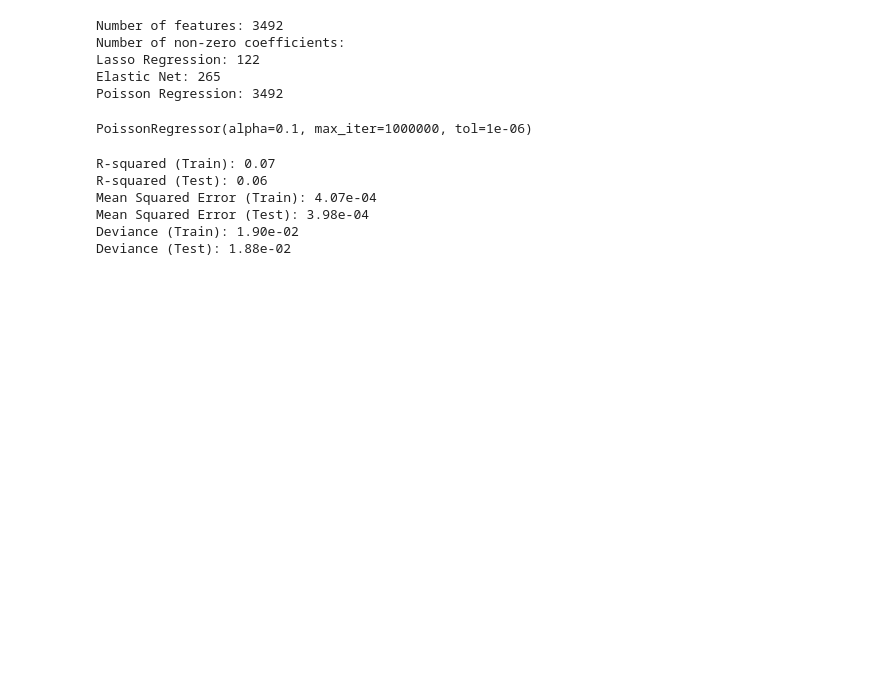
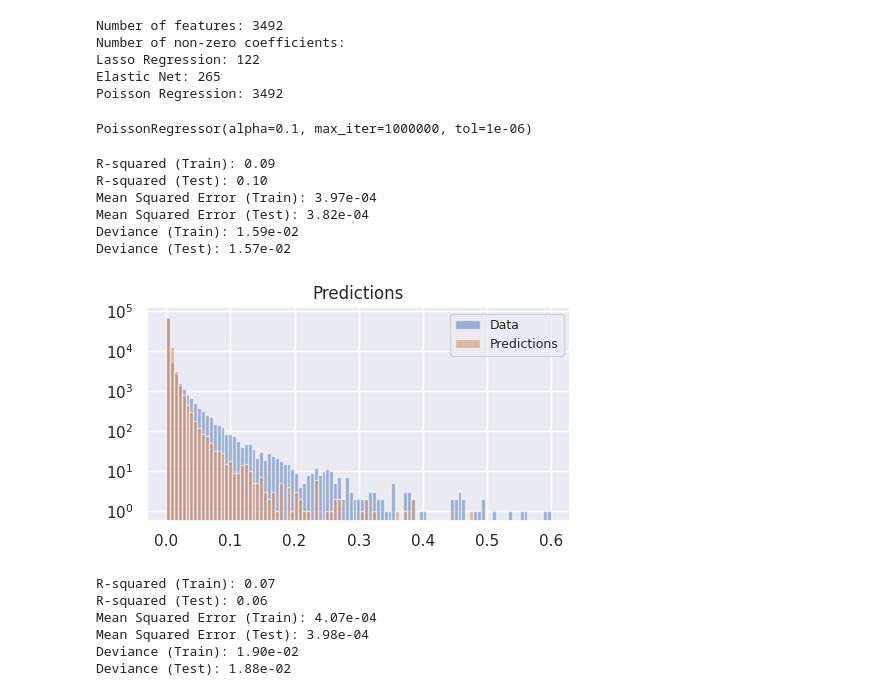
Before and after one commit to GeNeHetX/MALDI-balanced, a Jupyter notebook: linear_regression_poisson.ipynb, the cells around one changed output. Drawn from its saved outputs; the diff is of its cells as text; code cells hidden in the pictures; blank space fills up the shorter version.

```diff
--- a/linear_regression_poisson.ipynb
+++ b/linear_regression_poisson.ipynb
@@ -165,9 +217,57 @@ X_test_lasso = X_test[:, model_lasso.coef_ != 0]
 model_poisson_lasso = PoissonRegressor(alpha=0.1, max_iter=10**6, tol=1e-6)
 
 # Train the model
-model_poisson_lasso.fit(X_train_lasso, y_train)
+model_poisson_lasso.fit(X_train_lasso, y_train_cts)
 # %% [output]
 PoissonRegressor(alpha=0.1, max_iter=1000000, tol=1e-06)
+# %%
+# Make predictions
+y_pred_train = model_poisson_lasso.predict(X_train_lasso)
+y_pred_test = model_poisson_lasso.predict(X_test_lasso)
+
+# Transform the predictions to density
+y_pred_train = y_pred_train / AREA
+y_pred_test = y_pred_test / AREA
+
+# Compute R-squared
+r2_train = r2_score(y_train, y_pred_train)
+r2_test = r2_score(y_test, y_pred_test)
+
+print(f"R-squared (Train): {r2_train:.2f}")
+print(f"R-squared (Test): {r2_test:.2f}")
+
+# Compute the mean squared error
+mse_train = mean_squared_error(y_train, y_pred_train)
+mse_test = mean_squared_error(y_test, y_pred_test)
+
+print(f"Mean Squared Error (Train): {mse_train:.2e}")
+print(f"Mean Squared Error (Test): {mse_test:.2e}")
+
+# Compute the deviance
+deviance_train = mean_poisson_deviance(y_train, y_pred_train)
+deviance_test = mean_poisson_deviance(y_test, y_pred_test)
+
+print(f"Deviance (Train): {deviance_train:.2e}")
+print(f"Deviance (Test): {deviance_test:.2e}")
+
+# Plot a histogram of the predictions
+fig, ax = plt.subplots(1, 1, figsize=(5, 3), tight_layout=True)
+bins = np.linspace(min(y_test.min(), y_pred_test.min()), max(y_test.max(), y_pred_test.max()), 100)
+ax.hist(y_test, bins=bins, alpha=0.5, label='Data')
+ax.hist(y_pred_test, bins=bins, alpha=0.5, label='Predictions')
+ax.set_title('Predictions')
+ax.set_yscale('log')
+# ax.set_xlim(0, 0.05)
+ax.legend(fontsize=9)
+plt.show()
+# %% [output]
+R-squared (Train): 0.09
+R-squared (Test): 0.10
+Mean Squared Error (Train): 3.97e-04
+Mean Squared Error (Test): 3.82e-04
+Deviance (Train): 1.59e-02
+Deviance (Test): 1.57e-02
+[figure, added]
 # %%
 # Make predictions
 y_pred_train = model_poisson_lasso.predict(X_train_lasso)
```
Also changed, not shown: parts of 11 cells of this notebook.
